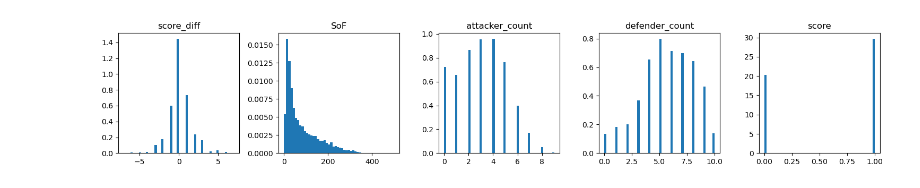
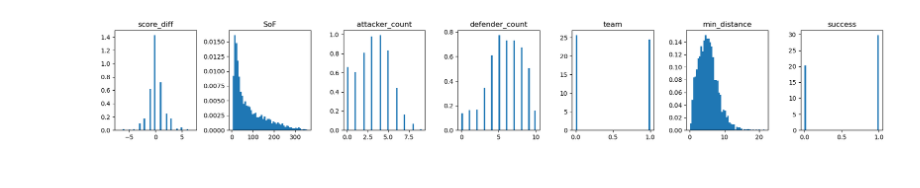
Before and after one commit to lorihe/ASI, a Jupyter notebook: model_3.ipynb, the cells around one changed output. Saved outputs shown, nothing was run; the diff lists cells and outputs as text; code cells hidden in the pictures.

```diff
--- a/model_3.ipynb
+++ b/model_3.ipynb
@@ -70,5 +128,5 @@ model_1_data = model_1_data[model_1_data['SoF']<350]
 # %%
 sampled_df = (
     model_1_data.groupby('sk_match_id', group_keys=False)
-      .apply(lambda group: group.sample(frac=0.2, random_state=42))
+      .apply(lambda group: group.sample(frac=0.6, random_state=42))
 )
@@ -82,8 +133,10 @@ Name: count, dtype: int64
+# %%
+model_df = model_1_data.loc[model_1_data.index.difference(sampled_df.index)]
 # %%
-features = ["score_diff", "SoF", "attacker_count", "defender_count"]
-target = "score"
+features = ["score_diff", "SoF", "attacker_count", "defender_count", "team", 'min_distance']
+target = "success"
 # %%
-model_df = model_1_data[features+[target]]
+model_df = model_df[features+[target]]
 # %%
 model_df.isna().sum()
 # %% [output]
@@ -96,13 +151,13 @@ dtype: int64
 # %%
 plt.figure(figsize=(18,3))
 
 for i, col in enumerate(features+[target]):
-    plt.subplot(1, 6, i+1)
+    plt.subplot(1, 7, i+1)
     plt.hist(model_df[col], bins=50, density=True)
     plt.title(col)
 
 plt.tight_layout()
 plt.show()
 # %% [output]
-[figure, old version]
+[figure, new version]
 # %%
```
Also changed, not shown: parts of 26 cells of this notebook, 9 other files.
